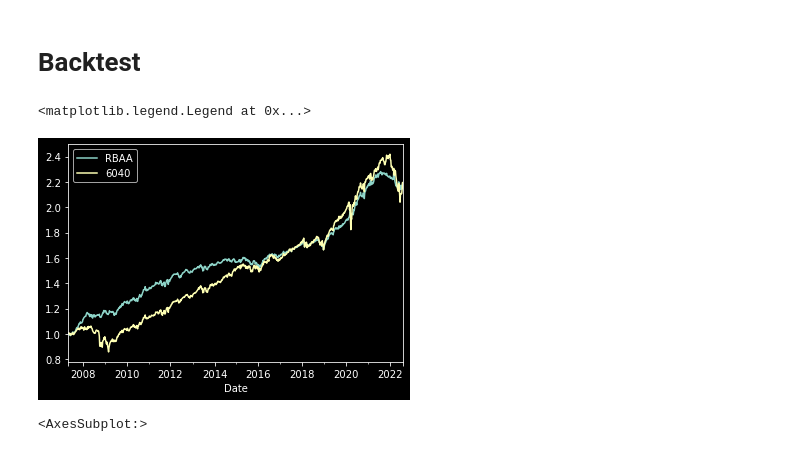
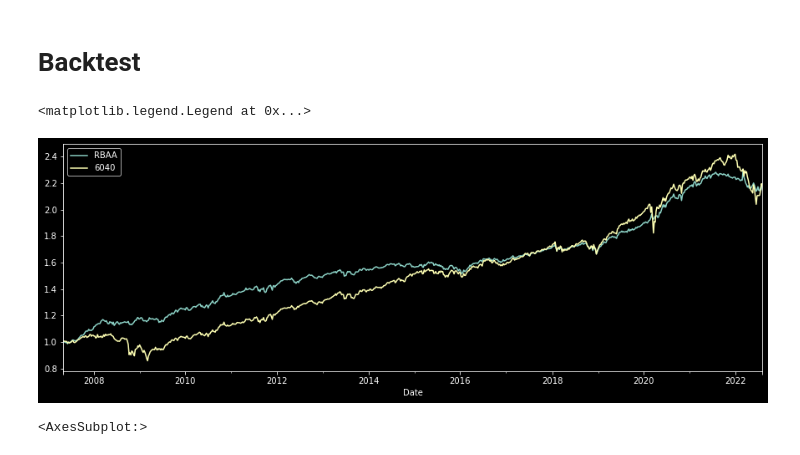
Before and after one commit to enexqnt/RBAA, a Jupyter notebook: RBAA.ipynb, the cells around one changed output. Saved outputs shown, nothing was run; the diff lists cells and outputs as text; code cells hidden in the pictures.

```diff
--- a/RBAA.ipynb
+++ b/RBAA.ipynb
@@ -11,7 +11,7 @@ import warnings
 warnings.filterwarnings('ignore')
 
 from fredapi import Fred
-key='##'
+key=''
 
 fred = Fred(api_key=key)
 # %% [markdown]
@@ -340,13 +313,15 @@ weights_w=weights.resample('W').ffill()
 ptfr=(returns.iloc[:,:6].loc[weights_w.index]*weights_w).sum(axis=1)
 static=(returns.iloc[:,:6].loc[split:].multiply([0.3,0.4,0.1,0,0.3,0]).sum(axis=1)+1).cumprod()
 # %%
+fig = plt.figure(figsize=(15, 5))
+
 ptf=(ptfr+1).cumprod()
 ptf.plot(label='RBAA')
 static.plot(label='6040')
 plt.legend()
 # %% [output]
 <matplotlib.legend.Legend at 0x...>
-[figure, old version]
+[figure, new version]
 # %%
 portf=[pd.DataFrame(ptf),(returns_test[['S&P500']]+1).cumprod()*100,pd.DataFrame(static),]
 st=[]
```
Also changed, not shown: parts of 20 cells of this notebook.
